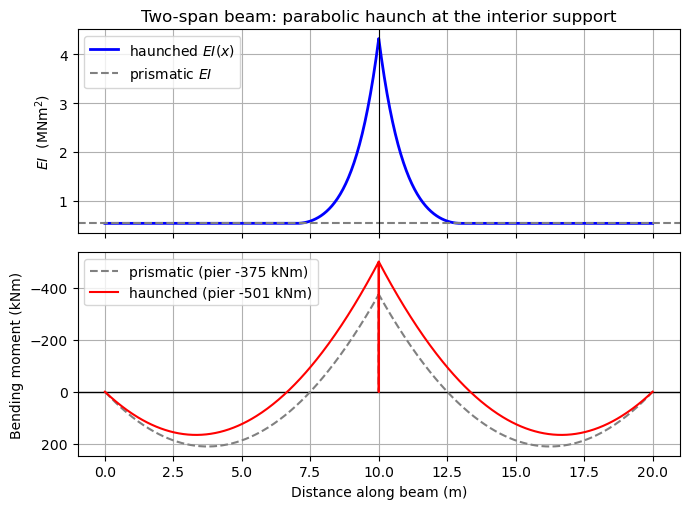
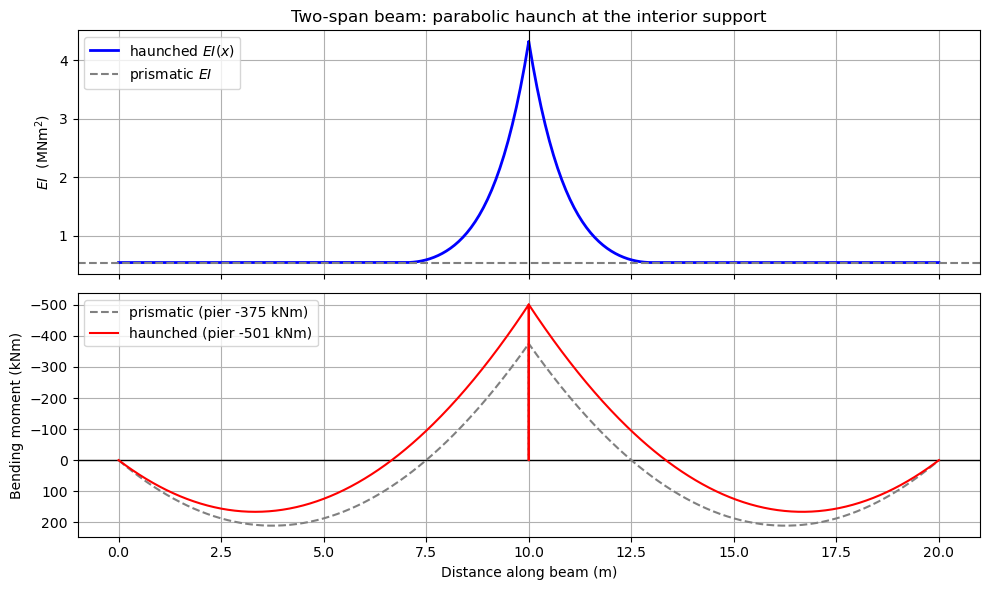
The notebook cell's code change between the first figure and the second:
--- before
+++ after
@@ -4,5 +4,5 @@
 x_prof = np.concatenate([xx, Lsp + xx])
 
-fig, axs = plt.subplots(2, 1, figsize=(7, 5.2), sharex=True)
+fig, axs = plt.subplots(2, 1, figsize=(10, 6), sharex=True)
 axs[0].plot(x_prof, EI_prof, "b", lw=2, label="haunched $EI(x)$")
 axs[0].axhline(EI_const / 1e6, color="0.5", ls="--", lw=1.5, label="prismatic $EI$")

Commit: Standardise plot widths to 10 in across the docs